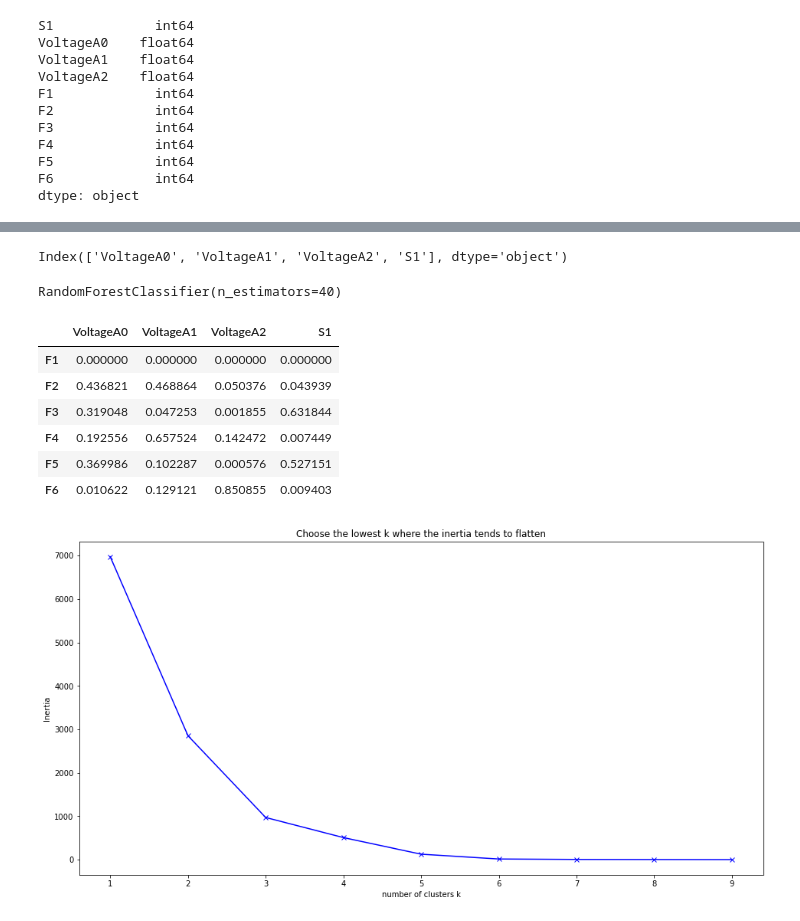
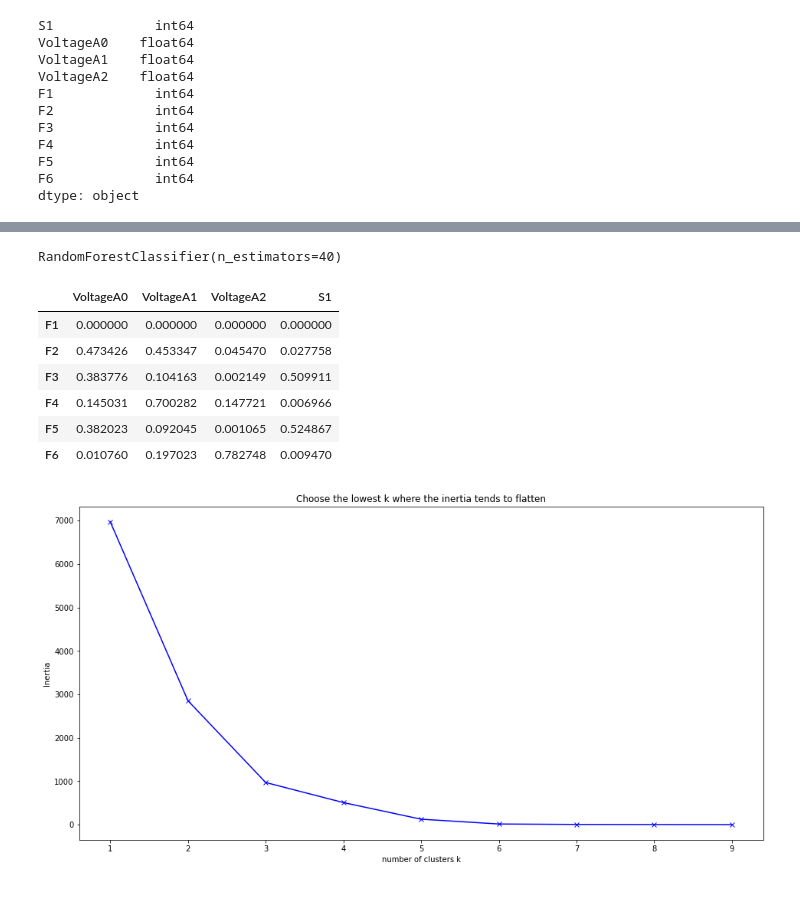
Before and after one commit to chrisrijsdijk/RAMS, a Jupyter notebook: notebook/Arduino_diagnostics_ensemble.ipynb, the cells around one changed output, grey strips where cells are left out. Drawn from its saved outputs; the diff is of its cells as text; code cells hidden in the pictures.

```diff
--- a/notebook/Arduino_diagnostics_ensemble.ipynb
+++ b/notebook/Arduino_diagnostics_ensemble.ipynb
@@ -7,8 +7,8 @@ import matplotlib.pyplot as plt
 
 df = None
 
-# this data set represents the system during deployment at non-stationary conditions
-df =pd.read_excel("C:/Users/Admin/Pythonprojects/RAMS/data/Arduino_trainingset_deploymentNormalopenLabel.xlsx", index_col=0)
+# this data set represents the system during deployment
 
-#df = pd.read_csv("https://raw.githubusercontent.com/chrisrijsdijk/RAMS/master/data/Oilanalysis.csv", sep=";")
+#df =pd.read_excel("C:/Users/Admin/Pythonprojects/RAMS/data/Arduino_trainingset_deploymentNormalopenLabel.xlsx", index_col=0)
+df = pd.read_excel("https://raw.githubusercontent.com/chrisrijsdijk/RAMS/master/data/Arduino_trainingset_deploymentNormalopenLabel.xlsx", index_col=0)
 # %%
@@ -80,5 +91 @@ X_names=df.iloc[:,[1,2,3,0]].columns
-# %%
-X_names
-# %% [output]
-Index(['VoltageA0', 'VoltageA1', 'VoltageA2', 'S1'], dtype='object')
 # %%
@@ -105,23 +117,28 @@ rf_F6.fit(X, y_F6)
 # %% [output]
 RandomForestClassifier(n_estimators=40)
 # %%
-#plot the importance of the various explanatory variables using Gini importance
+# plot the importance of the various explanatory variables using Gini importance
+# Gini importance is a number between zero and one, the heigher the Gini importance the better the explanatory variable can predict the failure y
+
+#remarks:
+# Do the most important predictors for F2, F4 and F6 from the RF-model correspond with engineering expertise?
+# F1 is not in the data set
+# try to understand why the RF models deem S1 as most predictive for F3, F5...
+# from the above observations you may understand the impact of an incomplete data set.
 
 featureImportances = np.array([rf_F1.feature_importances_,
                                rf_F2.feature_importances_,
                                rf_F3.feature_importances_,
                                rf_F4.feature_importances_,
                                rf_F5.feature_importances_,
-                               rf_F6.feature_importances_
-])
-
+                               rf_F6.feature_importances_])
 
 pd.DataFrame(featureImportances, columns = X_names, index = ["F1","F2","F3","F4","F5","F6"])
 # %% [output]
 |  | VoltageA0 | VoltageA1 | VoltageA2 | S1 |
 | F1 | 0.000000 | 0.000000 | 0.000000 | 0.000000 |
-| F2 | 0.436821 | 0.468864 | 0.050376 | 0.043939 |
-| F3 | 0.319048 | 0.047253 | 0.001855 | 0.631844 |
-| F4 | 0.192556 | 0.657524 | 0.142472 | 0.007449 |
-| F5 | 0.369986 | 0.102287 | 0.000576 | 0.527151 |
-| F6 | 0.010622 | 0.129121 | 0.850855 | 0.009403 |
+| F2 | 0.473426 | 0.453347 | 0.045470 | 0.027758 |
+| F3 | 0.383776 | 0.104163 | 0.002149 | 0.509911 |
+| F4 | 0.145031 | 0.700282 | 0.147721 | 0.006966 |
+| F5 | 0.382023 | 0.092045 | 0.001065 | 0.524867 |
+| F6 | 0.010760 | 0.197023 | 0.782748 | 0.009470 |
```
Also changed, not shown: parts of 31 cells of this notebook.
